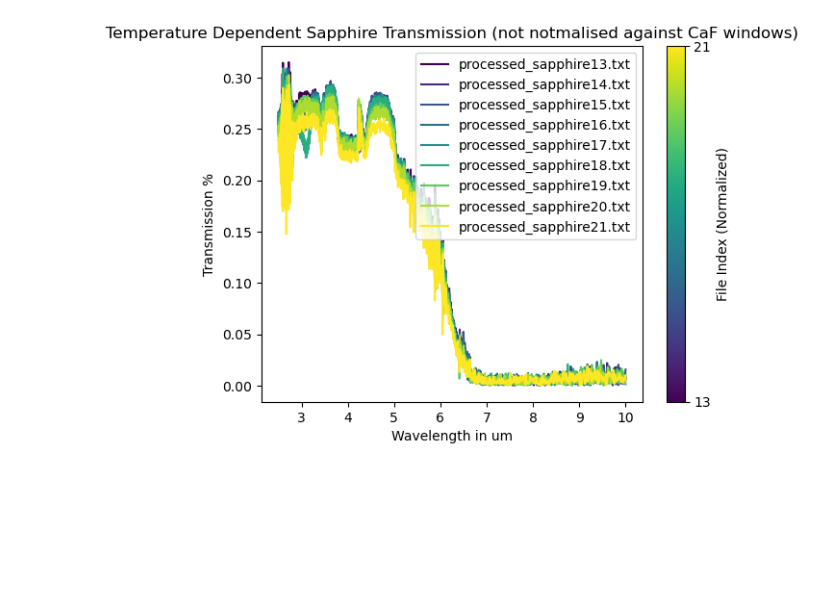
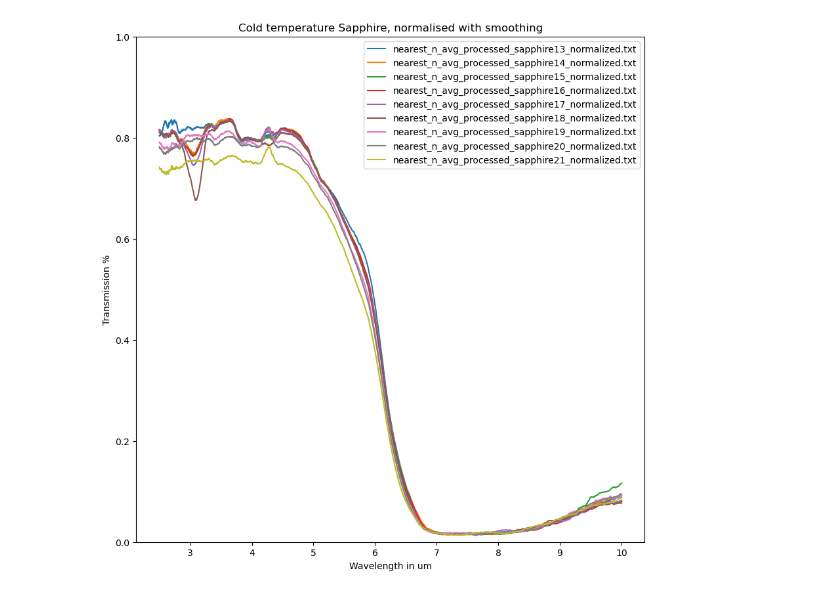
Before and after one commit to arpisar/MRes_Code, a Jupyter notebook: WORKFLOW_plot.ipynb, the cells around one changed output. Drawn from its saved outputs; the diff is of its cells as text; code cells hidden in the pictures; blank space fills up the shorter version.

```diff
--- a/WORKFLOW_plot.ipynb
+++ b/WORKFLOW_plot.ipynb
@@ -8,7 +8,7 @@ import re  # Import the regular expression module
 import pandas as pd
 
 # Directory containing your text files
-data_directory = "/Users/arpi/data/09.01.24/processed"
+data_directory = "/Users/arpi/data/09.01.24/processed/normalised/nearest_neighbour"
 
 # Get a list of all text files in the directory
 file_list = [file for file in os.listdir(data_directory) if file.endswith(".txt")]
@@ -18,42 +18,46 @@ def extract_number(file_name):
     match = re.search(r'\d+', file_name)
     if match:
         return int(match.group())
     else:
         return 0
 
 # Function to plot the data from a file with color gradient
 def plot_file(file_path, total_files):
     data = np.loadtxt(file_path)
     wavelength = data[:, 0]
     transmission = data[:, 1]
 
     # Define the color gradient
     cmap = plt.get_cmap('viridis')
-    norm = Normalize(vmin=13, vmax=21)  # Adjust based on your specified range
+    norm = Normalize(vmin=1, vmax=20)  # Adjust based on your specified range
 
     # Get the color based on the normalized file index
     file_index = extract_number(os.path.basename(file_path))
     color = cmap(norm(file_index))
 
-    plt.plot(wavelength, transmission, label=os.path.basename(file_path), color=color)
-    plt.legend()
-    plt.xlabel('Wavelength in um')
-    plt.ylabel('Transmission %')
-    plt.title('Temperature Dependent Sapphire Transmission (not notmalised against CaF windows)')
+    plt.plot(wavelength, transmission, label=os.path.basename(file_path))
 
+plt.figure(figsize=(10, 10))
 
 # Iterate through files and plot each one with color gradient
 for file_name in sorted(file_list, key=extract_number):
     file_path = os.path.join(data_directory, file_name)
     plot_file(file_path, len(file_list))
 
-# Add a colorbar to the plot
-sm = plt.cm.ScalarMappable(cmap='viridis', norm=Normalize(vmin=13, vmax=21))
-sm.set_array([])  # An empty array to map the colorbar to the colormap range
-cbar = plt.colorbar(sm, label='File Index (Normalized)')
-cbar.set_ticks([13, 21])  # Adjust based on your specified range
+
+# # Add a colorbar to the plot
+# sm = plt.cm.ScalarMappable(cmap='viridis', norm=Normalize(vmin=13, vmax=21))
+# sm.set_array([])  # An empty array to map the colorbar to the colormap range
+# cbar = plt.colorbar(sm, label='File Index (Normalized)')
+# cbar.set_ticks([1,20])  # Adjust based on your specified range
+
+plt.legend()
+plt.ylim(0,1)
+plt.xlabel('Wavelength in um')
+plt.ylabel('Transmission %')
+plt.title('Cold temperature Sapphire, normalised with smoothing')
 
 # Show the plot
 plt.show()
 # %% [output]
-[figure, old version]
+[figure, new version]
```
